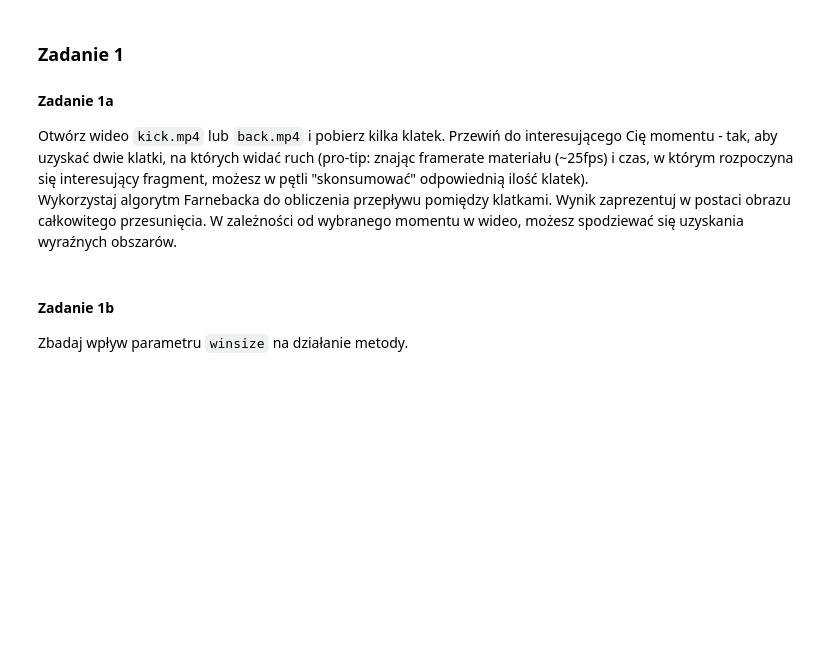
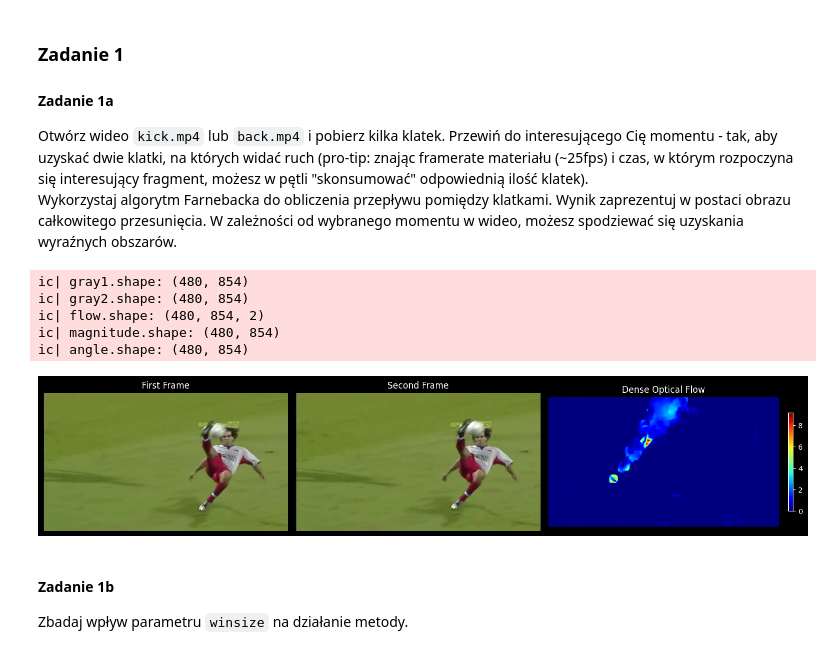
Before and after one commit to pananananas/ComputerVision, a Jupyter notebook: 8 dense optical flow.ipynb, the cells around one changed output. Saved outputs shown, nothing was run; the diff lists cells and outputs as text; code cells hidden in the pictures; blank space fills up the shorter version.

Commit message:
dense optical flow done

```diff
--- a/8 dense optical flow.ipynb
+++ b/8 dense optical flow.ipynb
@@ -61,3 +79,56 @@ Wykorzystaj algorytm Farnebacka do obliczenia przepływu pomiędzy klatkami. Wyn
+# %%
+def get_frames(file_path, skip_frames):
+
+    cap = cv2.VideoCapture(file_path)
+    for _ in range(skip_frames):
+        cap.read()
+
+    _, frame1 = cap.read()
+    _, frame2 = cap.read()
+
+    cap.release()
+
+    return frame1, frame2
+# %%
+file_path = 'data/dane8/kick.mp4'
+skip_frames = 30
+
+frame1, frame2 = get_frames(file_path, skip_frames)
+
+gray1 = cv2.cvtColor(frame1, cv2.COLOR_BGR2GRAY)
+gray2 = cv2.cvtColor(frame2, cv2.COLOR_BGR2GRAY)
+
+flow, magnitude, angle = calculate_flow(frame1, frame2)
+
+ic(gray1.shape); ic(gray2.shape); ic(flow.shape); ic(magnitude.shape); ic(angle.shape);
+# %% [output]
+ic| gray1.shape: (480, 854)
+ic| gray2.shape: (480, 854)
+ic| flow.shape: (480, 854, 2)
+ic| magnitude.shape: (480, 854)
+ic| angle.shape: (480, 854)
+# %%
+def plot_flow(frame1, frame2, magnitude):
+    fig, axes = plt.subplots(1, 3, figsize=(15, 5))
+    axes[0].imshow(cv2.cvtColor(frame1, cv2.COLOR_BGR2RGB))
+    axes[0].set_title('First Frame')
+    axes[0].axis('off')
+
+    axes[1].imshow(cv2.cvtColor(frame2, cv2.COLOR_BGR2RGB))
+    axes[1].set_title('Second Frame')
+    axes[1].axis('off')
+
+    im = plt.imshow(magnitude, cmap='jet')
+    plt.colorbar(im, ax=plt.gca(), orientation='vertical', fraction=0.02, pad=0.04)
+    plt.title('Dense Optical Flow')
+    plt.axis('off')
+
+    plt.tight_layout()
+    plt.show()
+# %%
+plot_flow(frame1, frame2, magnitude)
+# %% [output]
+[figure, added]
 # %% [markdown]
 #### Zadanie 1b
 
```
Also changed, not shown: parts of 7 cells of this notebook, 1 other file.
